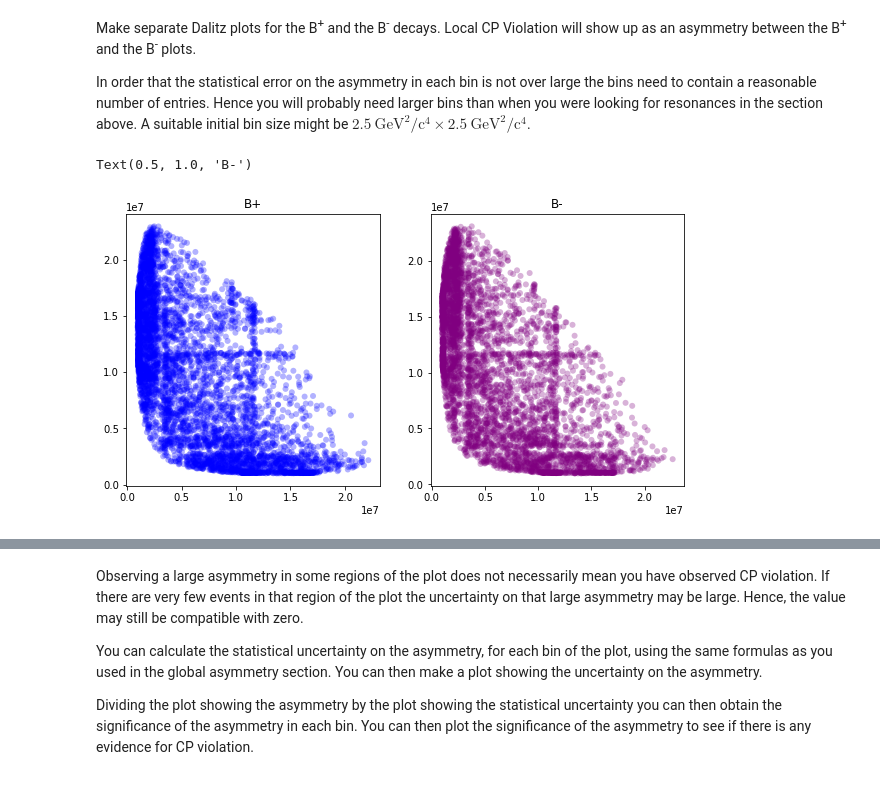
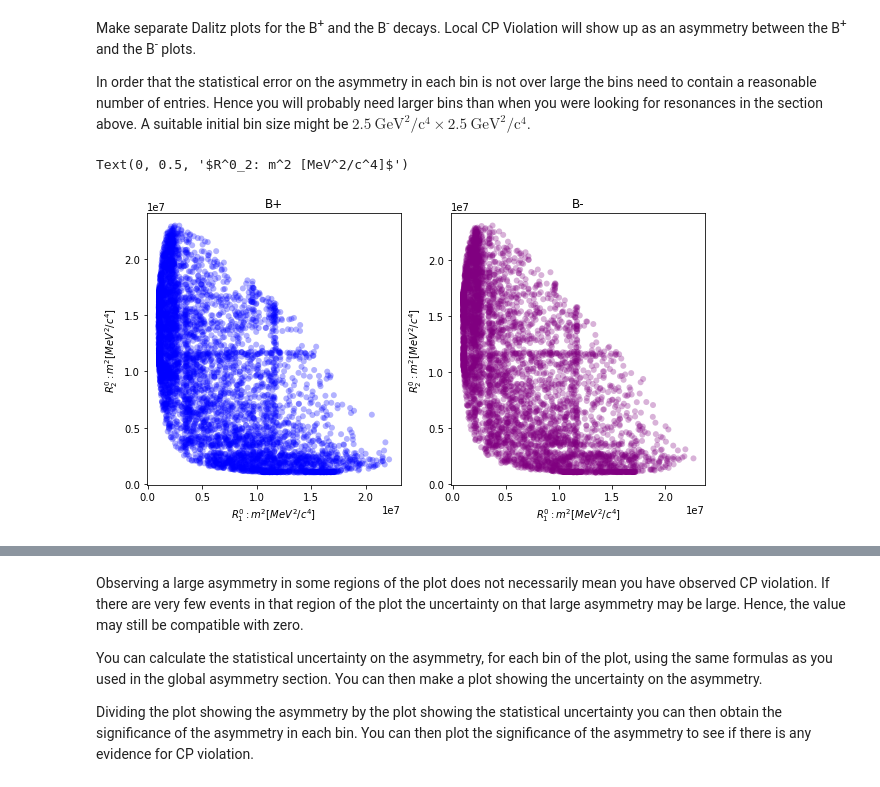
Before and after one commit to JTMalczewski/opendata-project-master, a Jupyter notebook: LHCb_Open_Data_Project.ipynb, the cells around one changed output, grey strips where cells are left out. Drawn from its saved outputs; the diff is of its cells as text; code cells hidden in the pictures.

```diff
--- a/LHCb_Open_Data_Project.ipynb
+++ b/LHCb_Open_Data_Project.ipynb
@@ -704,14 +747,30 @@ In order that the statistical error on the asymmetry in each bin is not over lar
 # %%
 # make a Dalitz plot for the B+ events
 plt.figure(figsize=(10,5))
+
 plt.subplot(1,2,1)
-plt.scatter(R_masses_true[0]**2,R_masses_true[1]**2, c='blue', alpha=0.3, edgecolors='none')
+plt.scatter(R_masses_true[0]**2,
+            R_masses_true[1]**2,
+            c='blue',
+            alpha=0.3,
+            edgecolors='none')
 plt.title('B+')
+plt.xlabel('$R^0_1: m^2 [MeV^2/c^4]$')
+plt.ylabel('$R^0_2: m^2 [MeV^2/c^4]$')
+
+
+
 plt.subplot(1,2,2)
-plt.scatter(R_masses_true[2]**2,R_masses_true[3]**2, c='purple', alpha=0.3, edgecolors='none')
+plt.scatter(R_masses_true[2]**2,
+            R_masses_true[3]**2,
+            c='purple',
+            alpha=0.3,
+            edgecolors='none')
 plt.title('B-')
+plt.xlabel('$R^0_1: m^2 [MeV^2/c^4]$')
+plt.ylabel('$R^0_2: m^2 [MeV^2/c^4]$')
 # %% [output]
-Text(0.5, 1.0, 'B-')
+Text(0, 0.5, '$R^0_2: m^2 [MeV^2/c^4]$')
-[figure, old version]
+[figure, new version]
 # %%
 # make a Dalitz plot for the B- events
```
Also changed, not shown: parts of 7 cells of this notebook.
